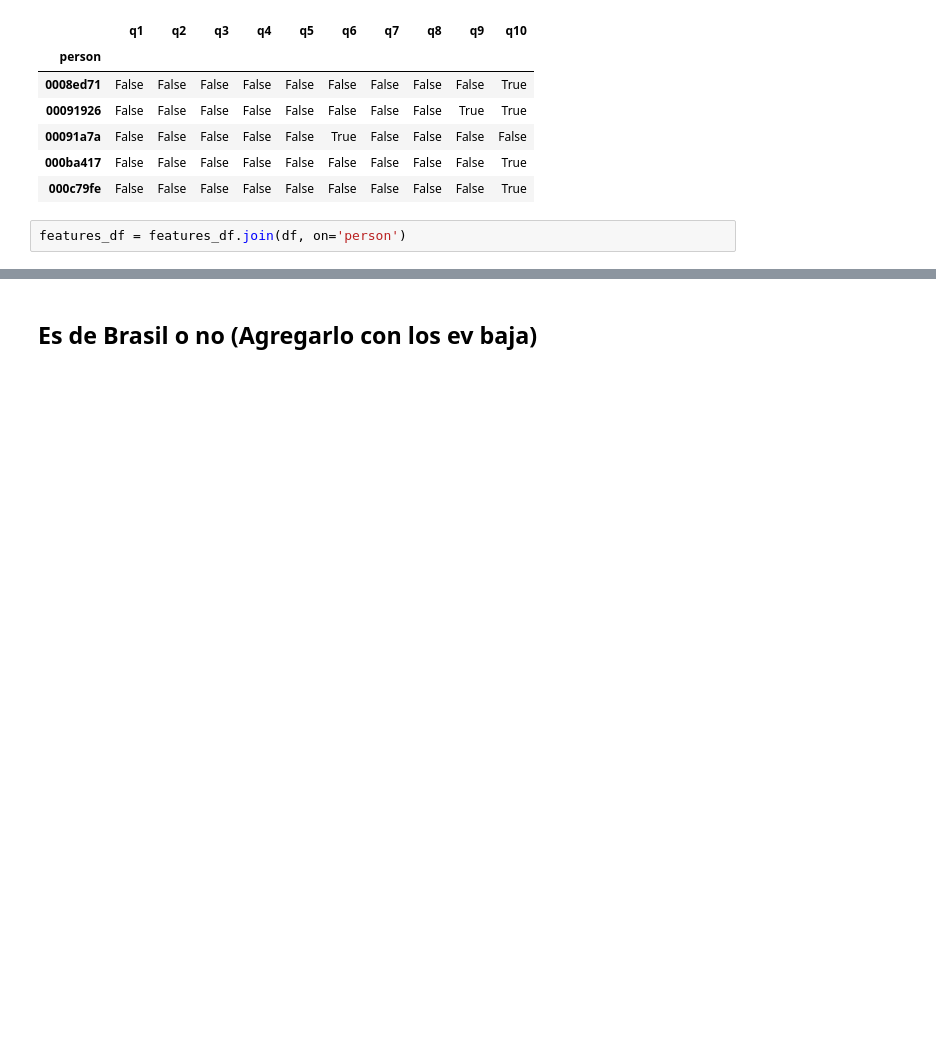
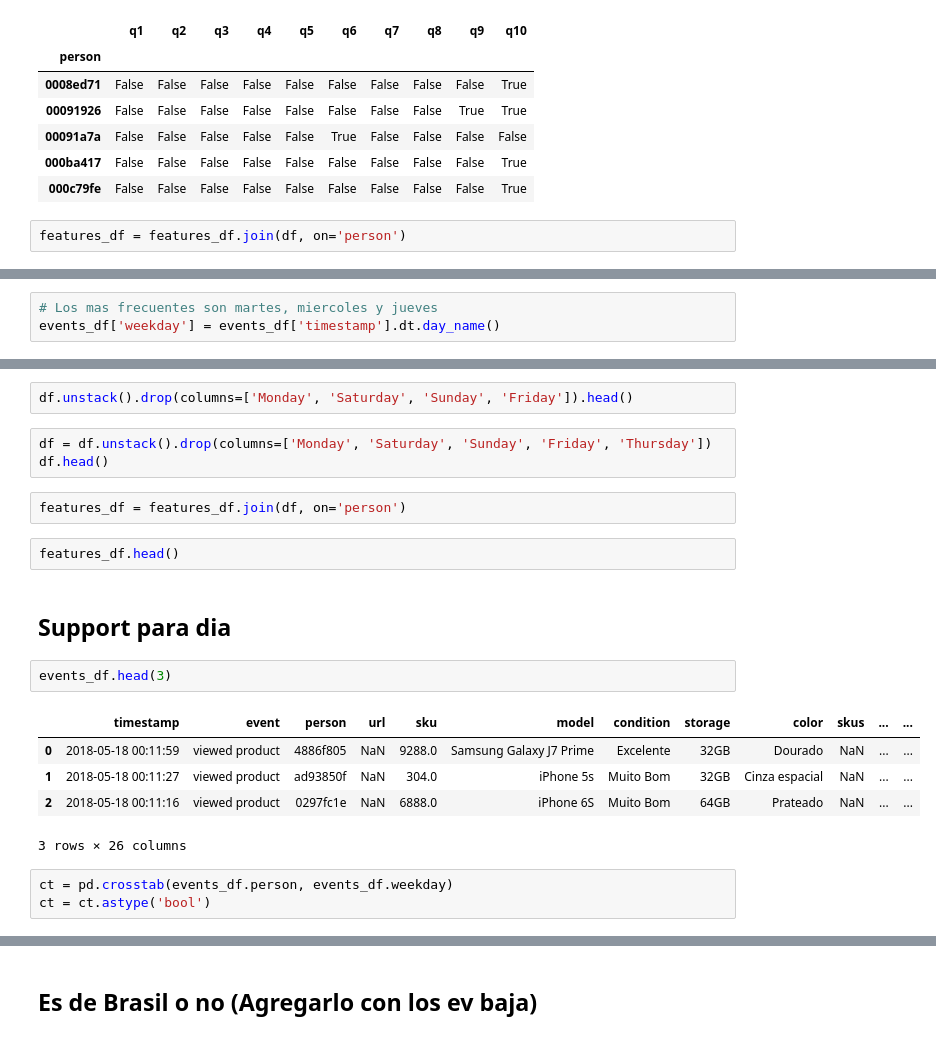
Before and after one commit to rozanecm/7506_ml, a Jupyter notebook: xgboost_grid_search.ipynb, the cells around one changed output, grey strips where cells are left out. Saved outputs shown, nothing was run; the diff lists cells and outputs as text; blank space fills up the shorter version.

```diff
--- a/xgboost_grid_search.ipynb
+++ b/xgboost_grid_search.ipynb
@@ -97,0 +102,3 @@ features_df = features_df.join(df, on='person')
+# %%
+# Los mas frecuentes son martes, miercoles y jueves
+events_df['weekday'] = events_df['timestamp'].dt.day_name()
@@ -97,0 +109,22 @@ features_df = features_df.join(df, on='person')
+# %%
+df.unstack().drop(columns=['Monday', 'Saturday', 'Sunday', 'Friday']).head()
+# %%
+df = df.unstack().drop(columns=['Monday', 'Saturday', 'Sunday', 'Friday', 'Thursday'])
+df.head()
+# %%
+features_df = features_df.join(df, on='person')
+# %%
+features_df.head()
+# %% [markdown]
+## Support para dia
+# %%
+events_df.head(3)
+# %% [output]
+|  | timestamp | event | person | url | sku | model | condition | storage | color | skus | ... | ... |
+| 0 | 2018-05-18 00:11:59 | viewed product | 4886f805 | NaN | 9288.0 | Samsung Galaxy J7 Prime | Excelente | 32GB | Dourado | NaN | ... | ... |
+| 1 | 2018-05-18 00:11:27 | viewed product | ad93850f | NaN | 304.0 | iPhone 5s | Muito Bom | 32GB | Cinza espacial | NaN | ... | ... |
+| 2 | 2018-05-18 00:11:16 | viewed product | 0297fc1e | NaN | 6888.0 | iPhone 6S | Muito Bom | 64GB | Prateado | NaN | ... | ... |
+3 rows × 26 columns
+# %%
+ct = pd.crosstab(events_df.person, events_df.weekday)
+ct = ct.astype('bool')
```
Also changed, not shown: parts of 42 cells of this notebook, 1 other file.
